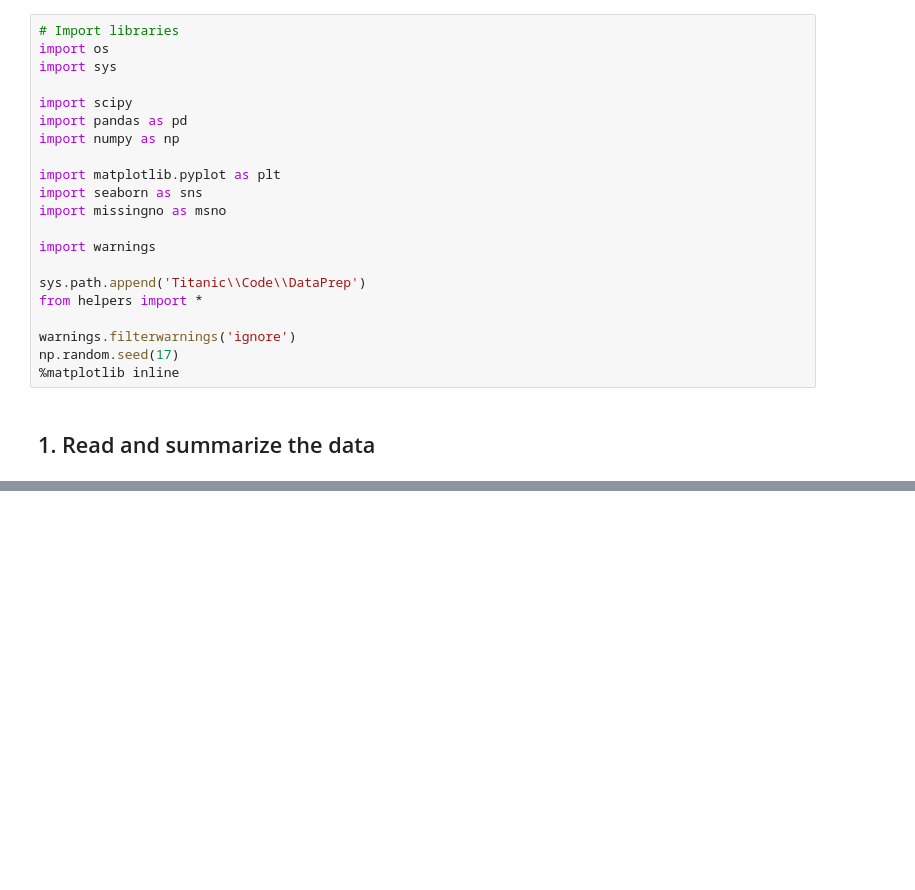
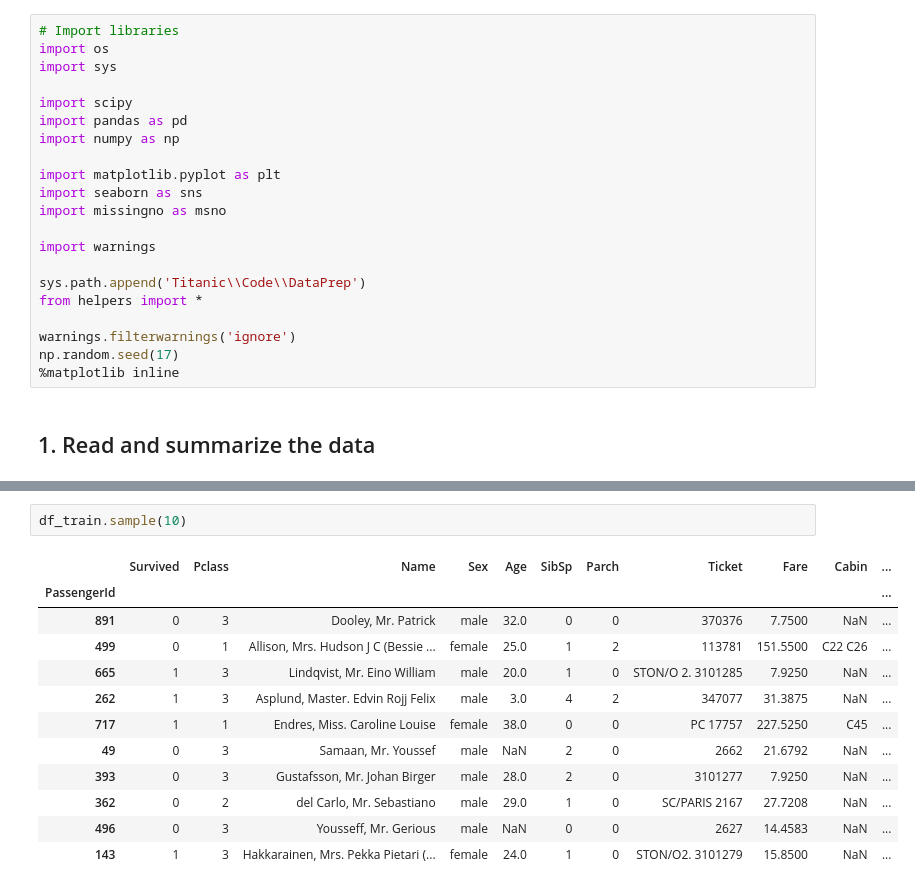
Before and after one commit to chadbartel/Data-Science-Projects, a Jupyter notebook: Titanic/Code/Experiments/Experiment05/eda_titanic_05.ipynb, the cells around one changed output, grey strips where cells are left out. Cells and saved outputs as stored; diff of their text form; blank space fills up the shorter version.

```diff
--- a/Titanic/Code/Experiments/Experiment05/eda_titanic_05.ipynb
+++ b/Titanic/Code/Experiments/Experiment05/eda_titanic_05.ipynb
@@ -75,0 +95,15 @@ df_train.head(10)
+# %%
+df_train.sample(10)
+# %% [output]
+|  | Survived | Pclass | Name | Sex | Age | SibSp | Parch | Ticket | Fare | Cabin | ... |
+| PassengerId |  |  |  |  |  |  |  |  |  |  | ... |
+| 891 | 0 | 3 | Dooley, Mr. Patrick | male | 32.0 | 0 | 0 | 370376 | 7.7500 | NaN | ... |
+| 499 | 0 | 1 | Allison, Mrs. Hudson J C (Bessie ... | female | 25.0 | 1 | 2 | 113781 | 151.5500 | C22 C26 | ... |
+| 665 | 1 | 3 | Lindqvist, Mr. Eino William | male | 20.0 | 1 | 0 | STON/O 2. 3101285 | 7.9250 | NaN | ... |
+| 262 | 1 | 3 | Asplund, Master. Edvin Rojj Felix | male | 3.0 | 4 | 2 | 347077 | 31.3875 | NaN | ... |
+| 717 | 1 | 1 | Endres, Miss. Caroline Louise | female | 38.0 | 0 | 0 | PC 17757 | 227.5250 | C45 | ... |
+| 49 | 0 | 3 | Samaan, Mr. Youssef | male | NaN | 2 | 0 | 2662 | 21.6792 | NaN | ... |
+| 393 | 0 | 3 | Gustafsson, Mr. Johan Birger | male | 28.0 | 2 | 0 | 3101277 | 7.9250 | NaN | ... |
+| 362 | 0 | 2 | del Carlo, Mr. Sebastiano | male | 29.0 | 1 | 0 | SC/PARIS 2167 | 27.7208 | NaN | ... |
+| 496 | 0 | 3 | Yousseff, Mr. Gerious | male | NaN | 0 | 0 | 2627 | 14.4583 | NaN | ... |
+| 143 | 1 | 3 | Hakkarainen, Mrs. Pekka Pietari (... | female | 24.0 | 1 | 0 | STON/O2. 3101279 | 15.8500 | NaN | ... |
```
Also changed, not shown: parts of 27 cells of this notebook.
